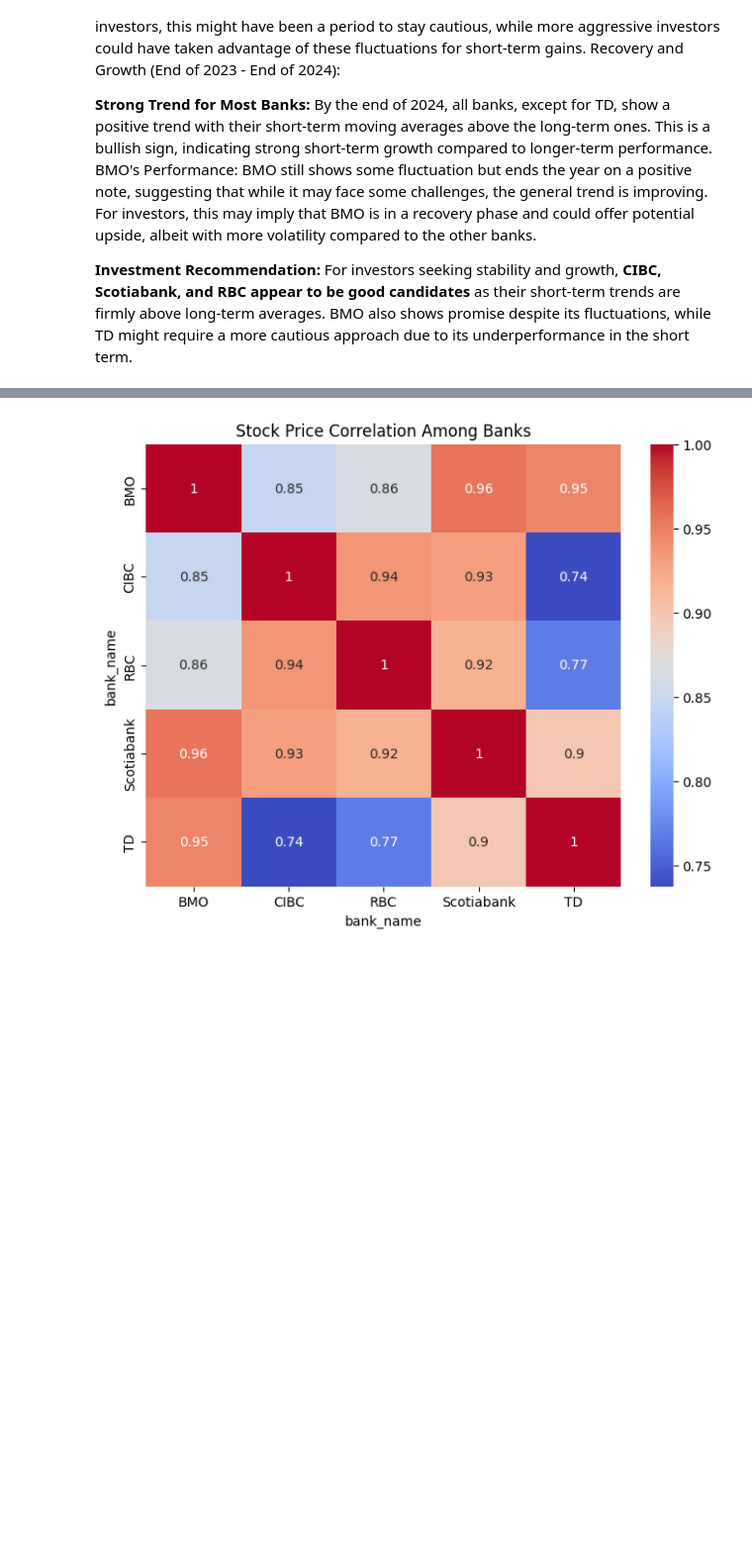
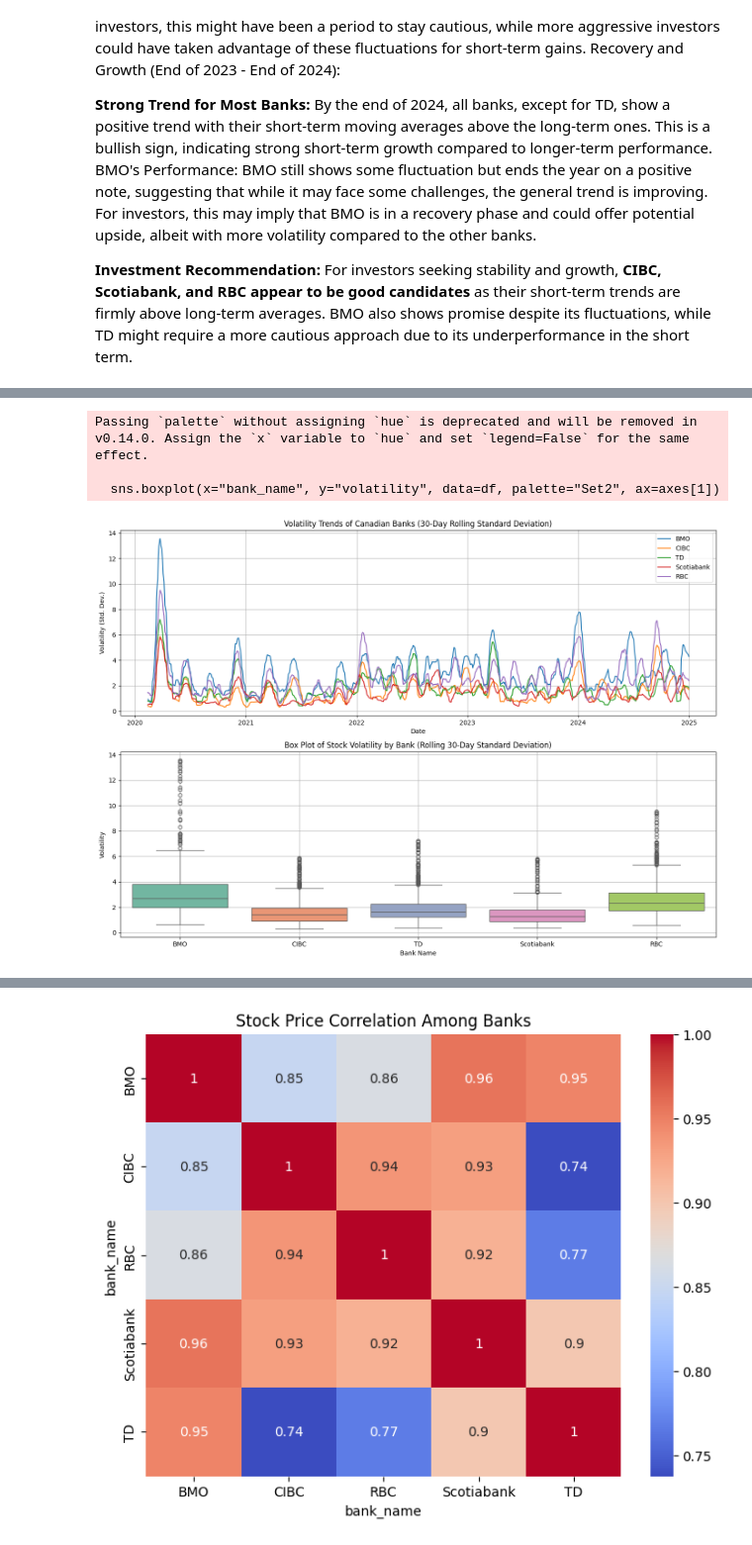
Before and after one commit to helenzhupnyk/canadian_banks_stock_data_analysis, a Jupyter notebook: data_analysis.ipynb, the cells around one changed output, grey strips where cells are left out. Shown at 99% size. Drawn from its saved outputs; the diff is of its cells as text; code cells hidden in the pictures; blank space fills up the shorter version.

Commit message:
Finished EDA for bank stocks

```diff
--- a/data_analysis.ipynb
+++ b/data_analysis.ipynb
@@ -510,15 +470,0 @@ Passing `palette` without assigning `hue` is deprecated and will be removed in v
-# %%
-#Volume analysis
-
-plt.figure(figsize=(14, 7))
-for bank in df['bank_name'].unique():
-    bank_data = df[df['bank_name'] == bank]
-    plt.plot(bank_data['date'], bank_data['volume'], label=bank)
-
-
-plt.title('Volume of Shares Traded for Canadian Banks')
-plt.xlabel('Date')
-plt.ylabel('Volume')
-plt.legend()
-plt.grid(True)
-plt.show()
@@ -536,0 +497,28 @@ plt.show()
+# %%
+
+#Visualization of volatility trends over time using a line plot and a box plot
+
+fig, axes = plt.subplots(2, 1, figsize=(14, 10))
+
+for bank in df['bank_name'].unique():
+    bank_data = df[df['bank_name'] == bank]
+    axes[0].plot(bank_data['date'], bank_data['volatility'], label=bank)
+
+axes[0].set_title('Volatility Trends of Canadian Banks (30-Day Rolling Standard Deviation)')
+axes[0].set_xlabel('Date')
+axes[0].set_ylabel('Volatility (Std. Dev.)')
+axes[0].legend()
+axes[0].grid(True)
+
+sns.boxplot(x="bank_name", y="volatility", data=df, palette="Set2", ax=axes[1])
+axes[1].set_title("Box Plot of Stock Volatility by Bank (Rolling 30-Day Standard Deviation)")
+axes[1].set_ylabel("Volatility")
+axes[1].set_xlabel("Bank Name")
+axes[1].grid(True)
+plt.tight_layout()
+plt.show()
+# %% [output]
+Passing `palette` without assigning `hue` is deprecated and will be removed in v0.14.0. Assign the `x` variable to `hue` and set `legend=False` for the same effect.
+
+  sns.boxplot(x="bank_name", y="volatility", data=df, palette="Set2", ax=axes[1])
+[figure, added]
```
Also changed, not shown: parts of 18 cells of this notebook.
